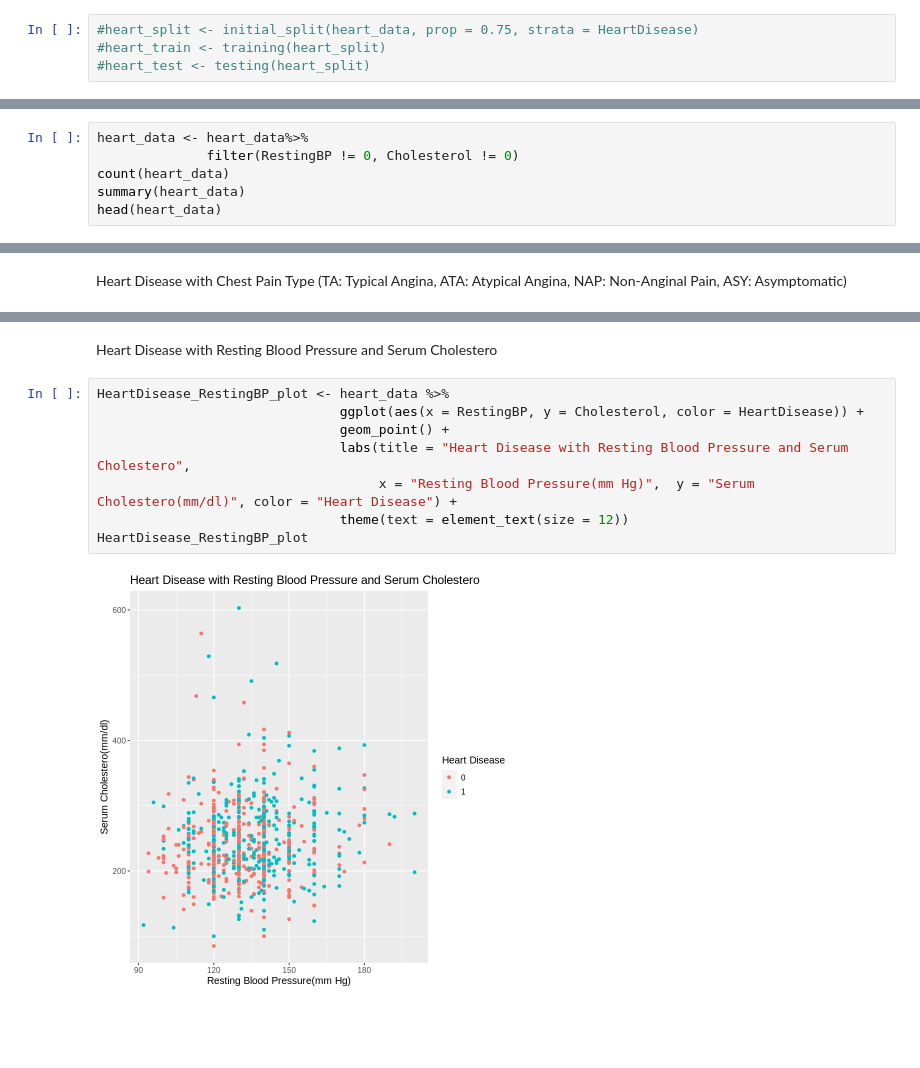
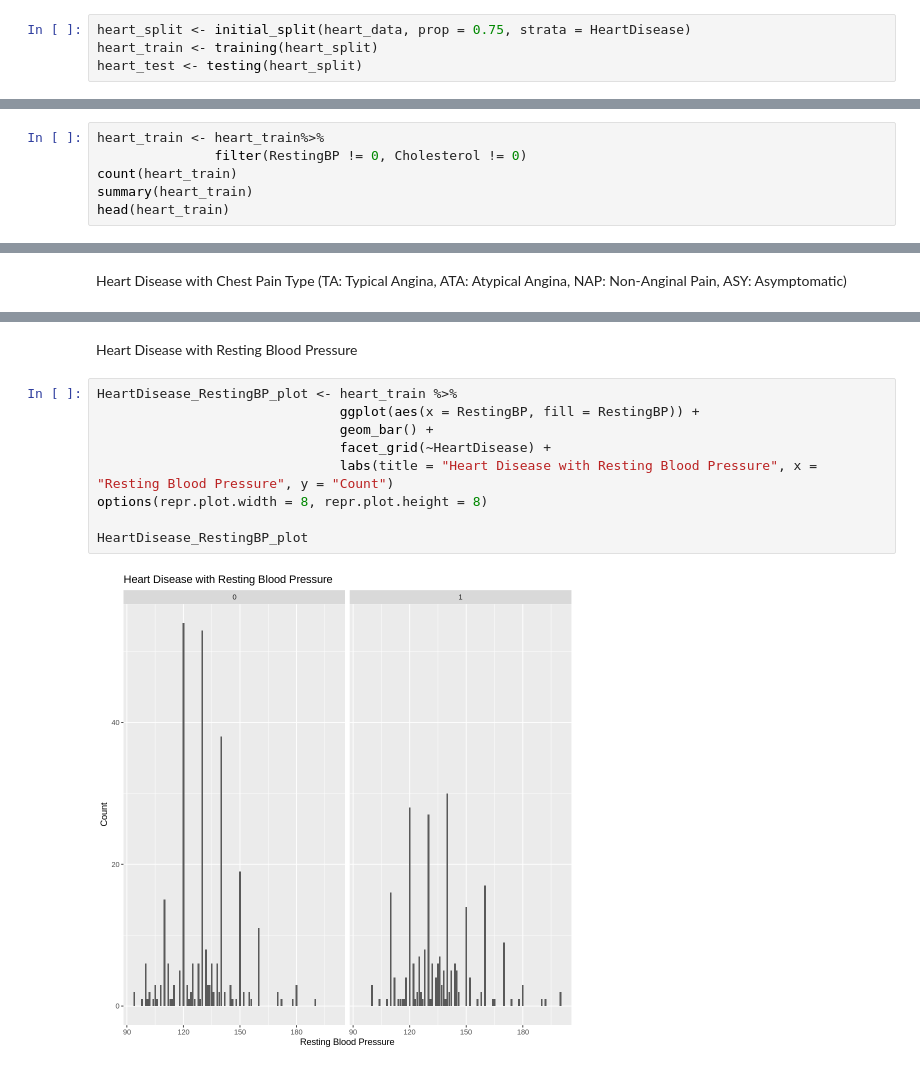
Before and after one commit to Simpson1104/Group-Proposal, a Jupyter notebook: Wrangling_data.ipynb, the cells around one changed output, grey strips where cells are left out. Cells and saved outputs as stored; diff of their text form; blank space fills up the shorter version.

```diff
--- a/Wrangling_data.ipynb
+++ b/Wrangling_data.ipynb
@@ -251,7 +81,7 @@ A tibble: 6 × 12
 # %%
-#heart_split <- initial_split(heart_data, prop = 0.75, strata = HeartDisease)
-#heart_train <- training(heart_split)
-#heart_test <- testing(heart_split)
+heart_split <- initial_split(heart_data, prop = 0.75, strata = HeartDisease)
+heart_train <- training(heart_split)
+heart_test <- testing(heart_split)
 # %% [markdown]
 #### Summarize dataset
 # %%
@@ -308,9 +145,9 @@ A tibble: 2 × 3
 # %% [markdown]
 #### Fixing zeros in and Resting BP and CHolesterol
 # %%
-heart_data <- heart_data%>%
-              filter(RestingBP != 0, Cholesterol != 0)
-count(heart_data)
-summary(heart_data)
-head(heart_data)
+heart_train <- heart_train%>%
+               filter(RestingBP != 0, Cholesterol != 0)
+count(heart_train)
+summary(heart_train)
+head(heart_train)
 # %% [output]
@@ -386,12 +225,13 @@ HeartDisease_ChestPainType_plot
 # %% [markdown]
-Heart Disease with Resting Blood Pressure and Serum Cholestero
+Heart Disease with Resting Blood Pressure
 # %%
-HeartDisease_RestingBP_plot <- heart_data %>%
-                               ggplot(aes(x = RestingBP, y = Cholesterol, color = HeartDisease)) +
-                               geom_point() +
-                               labs(title = "Heart Disease with Resting Blood Pressure and Serum Cholestero",
-                                    x = "Resting Blood Pressure(mm Hg)",  y = "Serum Cholestero(mm/dl)", color = "Heart Disease") +
-                               theme(text = element_text(size = 12))
+HeartDisease_RestingBP_plot <- heart_train %>%
+                               ggplot(aes(x = RestingBP, fill = RestingBP)) +
+                               geom_bar() +
+                               facet_grid(~HeartDisease) +
+                               labs(title = "Heart Disease with Resting Blood Pressure", x = "Resting Blood Pressure", y = "Count")
+options(repr.plot.width = 8, repr.plot.height = 8)
+
 HeartDisease_RestingBP_plot
 # %% [output]
-[figure, old version]
+[figure, new version]
```
Also changed, not shown: parts of 33 cells of this notebook.
